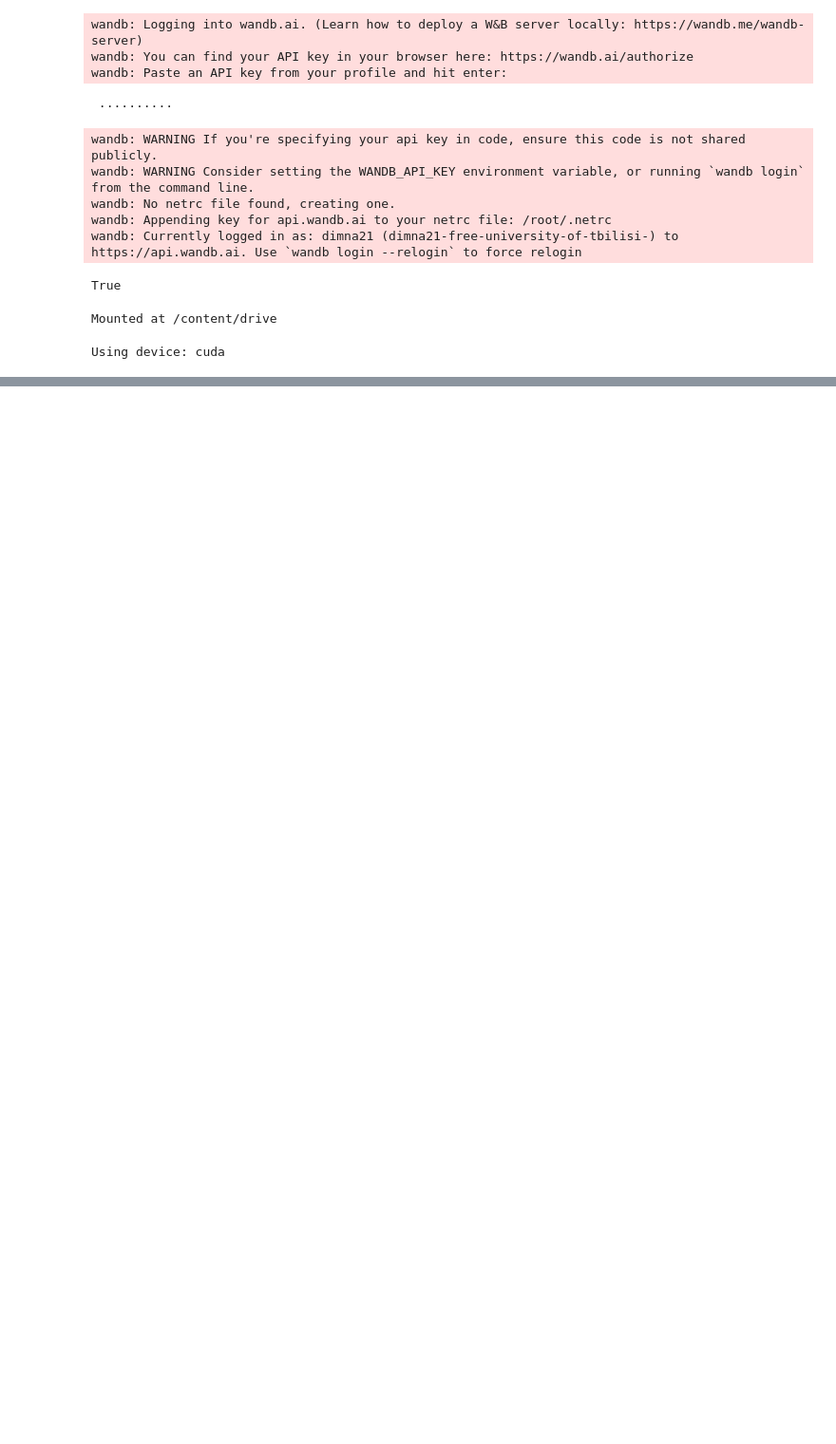
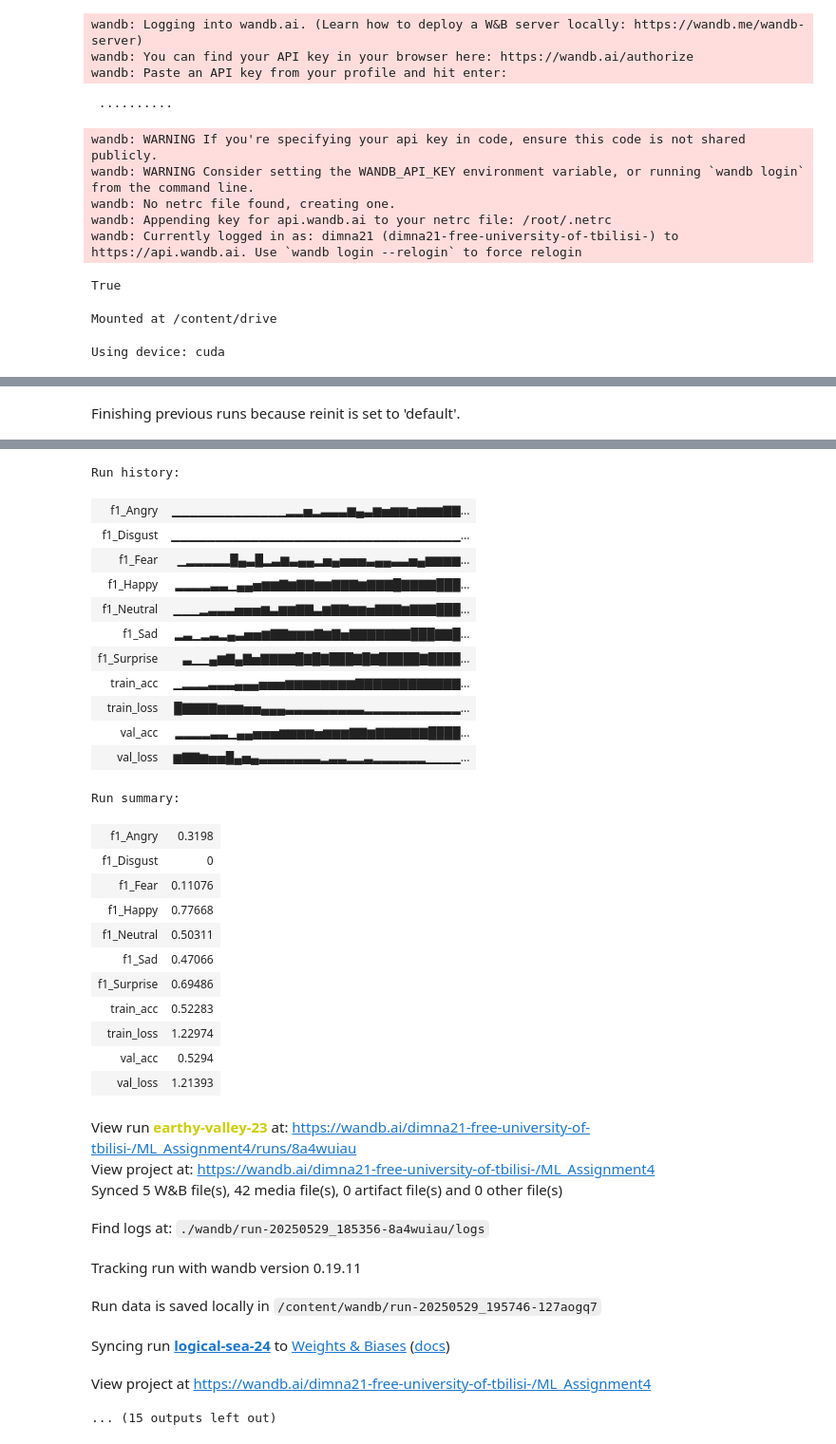
Before and after one commit to dimna21/ML_Assignment4, a Jupyter notebook: FER2013.ipynb, the cells around one changed output, grey strips where cells are left out. Shown at 95% size. Saved outputs shown, nothing was run; the diff lists cells and outputs as text; code cells hidden in the pictures; blank space fills up the shorter version.

```diff
--- a/FER2013.ipynb
+++ b/FER2013.ipynb
@@ -379,0 +592,9 @@ trained = train_model(
+# %%
+trained = train_model(
+    improved_model, train_dl, val_dl,
+    criterion, optimizer, device,
+    epochs=40,
+    class_names=class_names
+)
+# %% [output]
+Finishing previous runs because reinit is set to 'default'.
@@ -379,0 +602,33 @@ trained = train_model(
+Run history:
+| f1_Angry | ▁▁▁▁▁▁▁▁▁▁▁▁▁▂▂▅▂▃▃▃▆▄▃▆▅▆▆▅▆▆▆▇▇... |
+| f1_Disgust | ▁▁▁▁▁▁▁▁▁▁▁▁▁▁▁▁▁▁▁▁▁▁▁▁▁▁▁▁▁▁▁▁▁... |
+| f1_Fear | ▁▂▂▂▂▂█▄▃█▂▃▆▃▄▄▂▅▄▅▅▅▃▄▄▃▃▅▄▆▆▆▆... |
+| f1_Happy | ▂▂▂▂▃▃▁▄▄▅▆▆▇▆▇▇▆▆▇▇▇▆▇▇▇█▇▇▇▇███... |
+| f1_Neutral | ▁▁▁▂▃▃▃▅▅▅▆▃▆▆▇▇▃▆▇▇▆▆▅▇▇▇▆▇▇▇███... |
+| f1_Sad | ▂▃▁▂▃▂▄▃▅▅▆▇▇▆▆▆▇▆▇▅▇▇▇▇▇▇▇███▇▇█... |
+| f1_Surprise | ▃▁▁▄▆▇▄▇▅▇▇▇▇█▇█▇███▇█▇█████▇████... |
+| train_acc | ▁▂▂▂▃▃▃▄▄▄▅▅▅▆▆▆▆▆▆▆▆▇▇▇▇▇▇▇▇▇▇▇▇... |
+| train_loss | █▇▇▇▇▆▆▆▅▅▄▄▄▃▃▃▃▃▃▃▃▃▂▂▂▂▂▂▂▂▂▂▂... |
+| val_acc | ▂▂▂▂▃▃▁▄▄▅▅▅▆▆▆▆▅▆▆▆▇▇▆▇▇▇▇▇▇████... |
+| val_loss | ▆▇▇▆▅▅█▄▅▄▃▃▃▃▃▃▃▂▃▃▂▂▃▂▂▂▂▂▂▁▁▁▁... |
+Run summary:
+| f1_Angry | 0.3198 |
+| f1_Disgust | 0 |
+| f1_Fear | 0.11076 |
+| f1_Happy | 0.77668 |
+| f1_Neutral | 0.50311 |
+| f1_Sad | 0.47066 |
+| f1_Surprise | 0.69486 |
+| train_acc | 0.52283 |
+| train_loss | 1.22974 |
+| val_acc | 0.5294 |
+| val_loss | 1.21393 |
+View run earthy-valley-23 at: https://wandb.ai/dimna21-free-university-of-tbilisi-/ML_Assignment4/runs/8a4wuiau
+View project at: https://wandb.ai/dimna21-free-university-of-tbilisi-/ML_Assignment4
+Synced 5 W&B file(s), 42 media file(s), 0 artifact file(s) and 0 other file(s)
+Find logs at: ./wandb/run-20250529_185356-8a4wuiau/logs
+Tracking run with wandb version 0.19.11
+Run data is saved locally in /content/wandb/run-20250529_195746-127aogq7
+Syncing run logical-sea-24 to Weights & Biases (docs)
+View project at https://wandb.ai/dimna21-free-university-of-tbilisi-/ML_Assignment4
+... (15 outputs left out)
```
Also changed, not shown: parts of 9 cells of this notebook.
